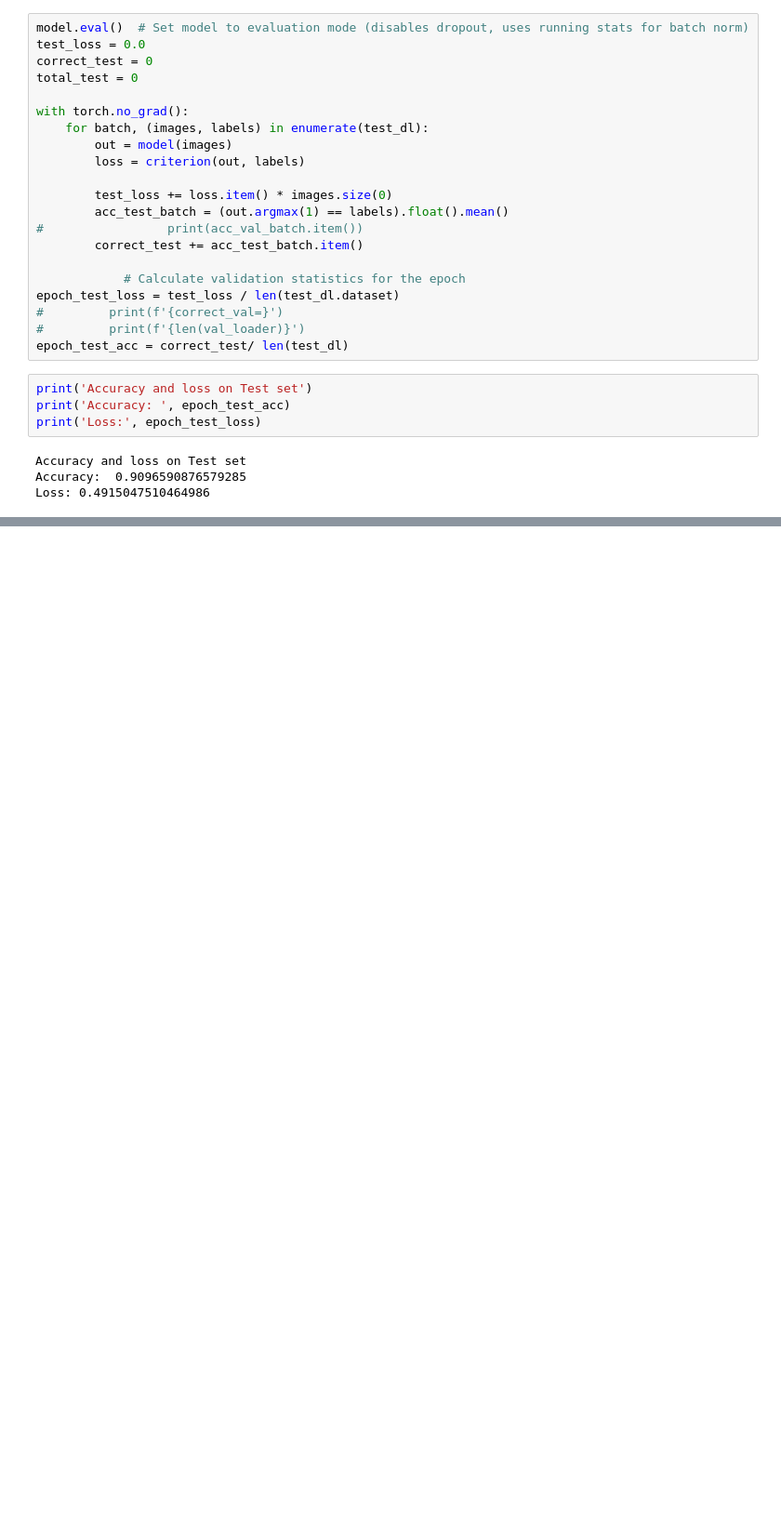
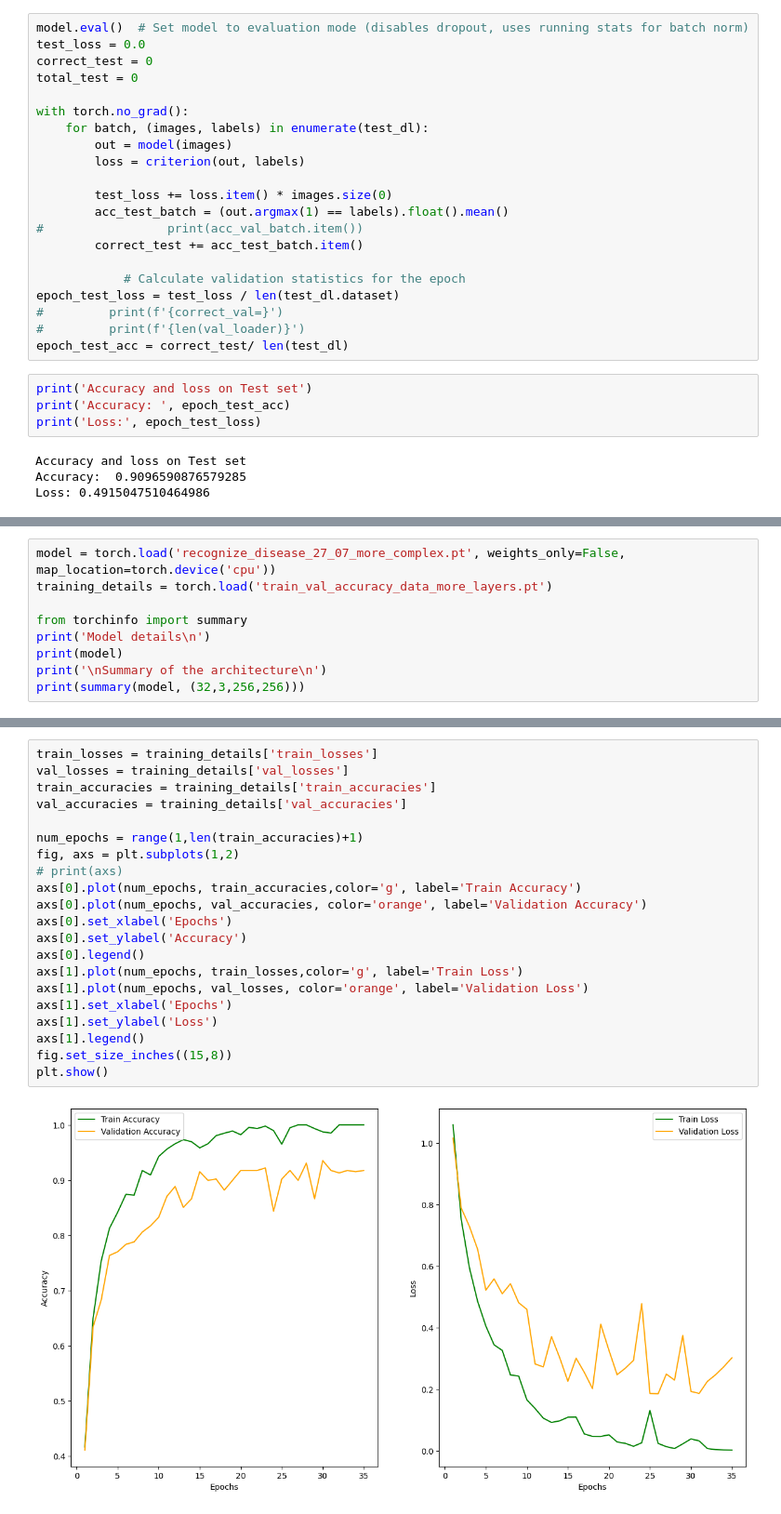
Before and after one commit to AkashHiregange/CNN_for_recognition, a Jupyter notebook: plant_disease_recognition_pytorch.ipynb, the cells around one changed output, grey strips where cells are left out. Shown at 93% size. Saved outputs shown, nothing was run; the diff lists cells and outputs as text; blank space fills up the shorter version.

Commit message:
Model trained on more complex structure performs relatively well

```diff
--- a/plant_disease_recognition_pytorch.ipynb
+++ b/plant_disease_recognition_pytorch.ipynb
@@ -527,0 +530,9 @@ Loss: 0.4915047510464986
+# %%
+model = torch.load('recognize_disease_27_07_more_complex.pt', weights_only=False, map_location=torch.device('cpu'))
+training_details = torch.load('train_val_accuracy_data_more_layers.pt')
+
+from torchinfo import summary
+print('Model details\n')
+print(model)
+print('\nSummary of the architecture\n')
+print(summary(model, (32,3,256,256)))
@@ -527,0 +557,23 @@ Loss: 0.4915047510464986
+# %%
+train_losses = training_details['train_losses']
+val_losses = training_details['val_losses']
+train_accuracies = training_details['train_accuracies']
+val_accuracies = training_details['val_accuracies']
+
+num_epochs = range(1,len(train_accuracies)+1)
+fig, axs = plt.subplots(1,2)
+# print(axs)
+axs[0].plot(num_epochs, train_accuracies,color='g', label='Train Accuracy')
+axs[0].plot(num_epochs, val_accuracies, color='orange', label='Validation Accuracy')
+axs[0].set_xlabel('Epochs')
+axs[0].set_ylabel('Accuracy')
+axs[0].legend()
+axs[1].plot(num_epochs, train_losses,color='g', label='Train Loss')
+axs[1].plot(num_epochs, val_losses, color='orange', label='Validation Loss')
+axs[1].set_xlabel('Epochs')
+axs[1].set_ylabel('Loss')
+axs[1].legend()
+fig.set_size_inches((15,8))
+plt.show()
+# %% [output]
+[figure, added]
```
Also changed, not shown: parts of 4 cells of this notebook, 4 other files.
